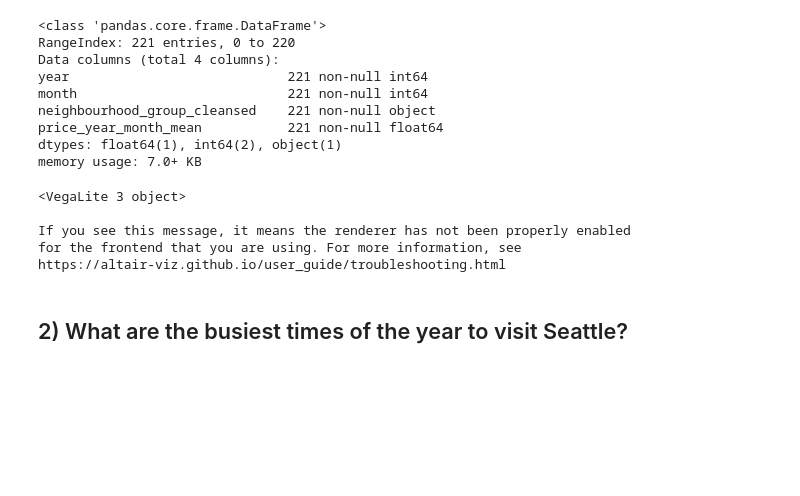
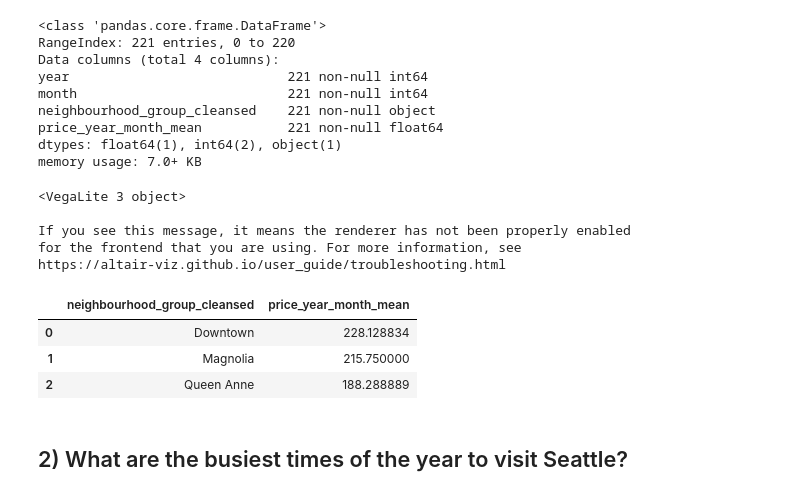
Before and after one commit to baky0905/data-science-blog-post, a Jupyter notebook: notebooks/seattle_airbnb_analysis.ipynb, the cells around one changed output. Cells and saved outputs as stored; diff of their text form; code cells hidden in the pictures; blank space fills up the shorter version.

```diff
--- a/notebooks/seattle_airbnb_analysis.ipynb
+++ b/notebooks/seattle_airbnb_analysis.ipynb
@@ -255,6 +272,13 @@ lineplot
 If you see this message, it means the renderer has not been properly enabled
 for the frontend that you are using. For more information, see
 https://altair-viz.github.io/user_guide/troubleshooting.html
+# %%
+df_lineplot.groupby("neighbourhood_group_cleansed")["price_year_month_mean"].max().nlargest(n=3).reset_index()
+# %% [output]
+|  | neighbourhood_group_cleansed | price_year_month_mean |
+| 0 | Downtown | 228.128834 |
+| 1 | Magnolia | 215.750000 |
+| 2 | Queen Anne | 188.288889 |
 # %% [markdown]
 ## 2) What are the busiest times of the year to visit Seattle?
 # %%
```
Also changed, not shown: parts of 1 cell of this notebook, 1 other file.
